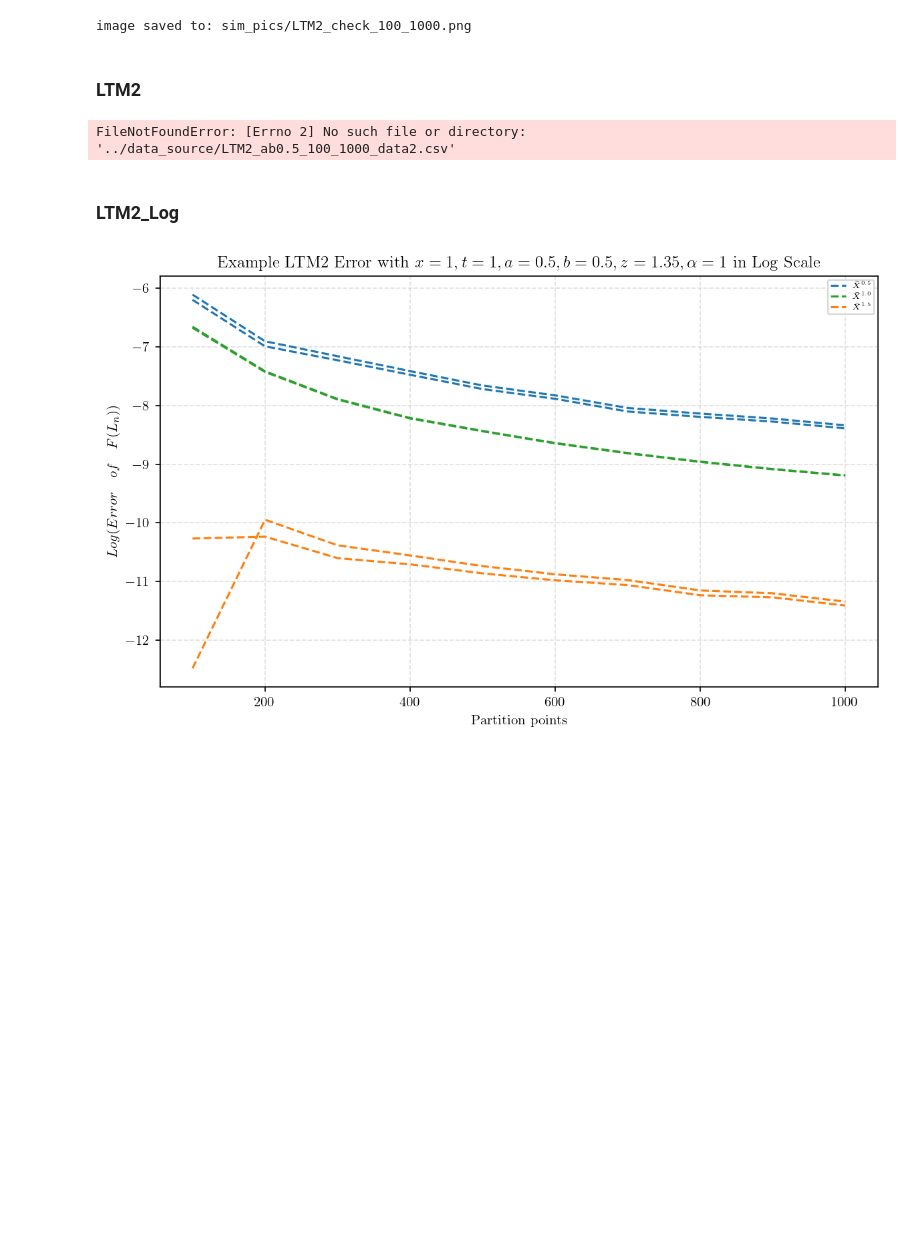
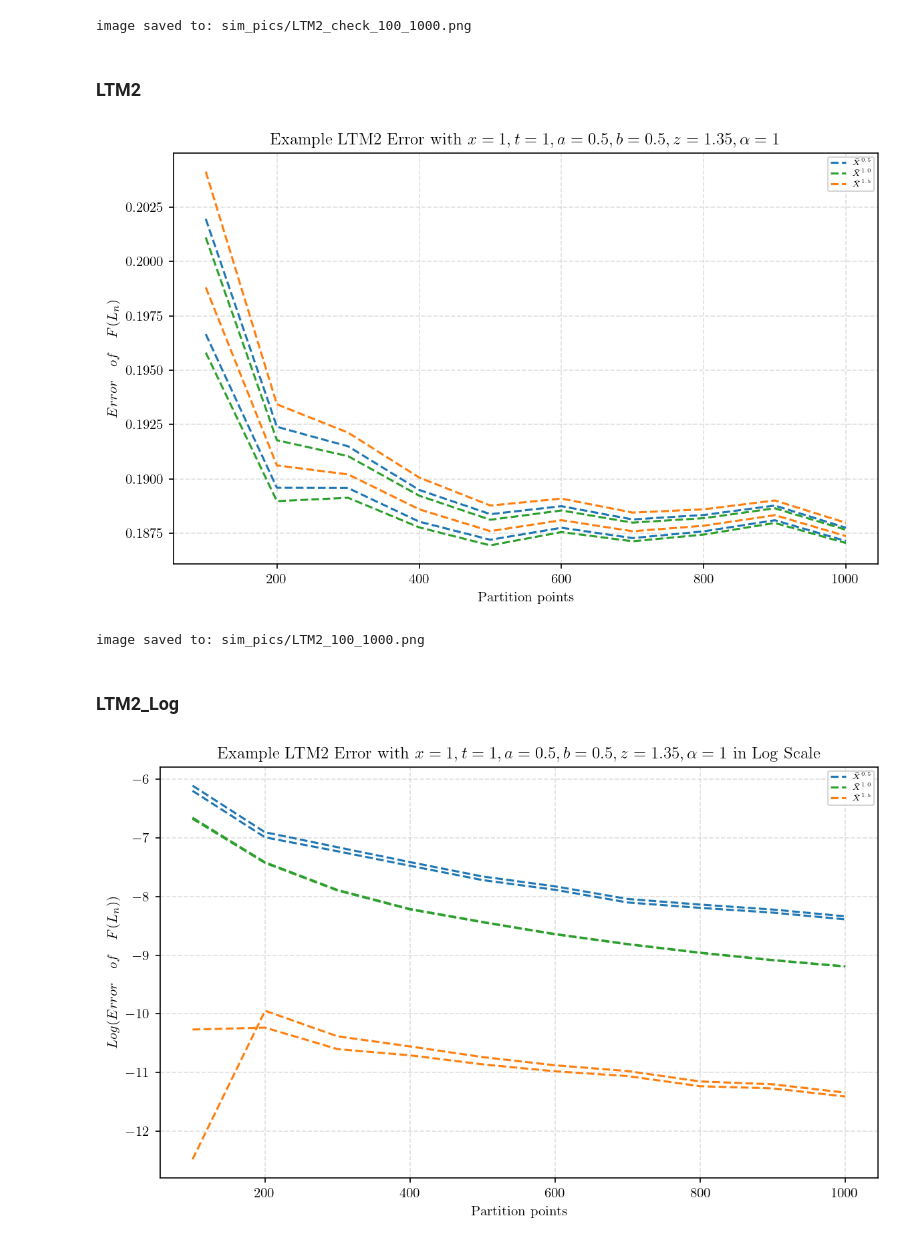
Before and after one commit to Andriyichenko/simulation, a Jupyter notebook: LT/LT_plot.ipynb, the cells around one changed output. Saved outputs shown, nothing was run; the diff lists cells and outputs as text; code cells hidden in the pictures; blank space fills up the shorter version.

Commit message:
fixed LTM2 Error

```diff
--- a/LT/LT_plot.ipynb
+++ b/LT/LT_plot.ipynb
@@ -459,7 +459,7 @@ plt.rcParams['font.family'] = 'Hiragino Sans'  # 図のフォント設定
 save_dir = Path("sim_pics")# フォルダー保存先
 save_dir.mkdir(exist_ok=True)
 
-save_path = save_dir / "LTM2_ab0.5_100_1000.png" #画像保存パス
+save_path = save_dir / "LTM2_100_1000.png" #画像保存パス
 
 #信頼水準(confidence level)の関数
 def conf_level(a): #aは信頼度であり、ex:a=0.95なら95%信頼区間
@@ -467,7 +467,7 @@ def conf_level(a): #aは信頼度であり、ex:a=0.95なら95%信頼区間
     z=norm.ppf(1 - alpha / 2) #ここでPPF = Percent Point Function,両側検定なのでalpha/2,norm.ppfは累積分布関数の逆関数、i.e.「何番目の値がこの累積確率になるのか？」を計算する
     return z
 
-df2 = pd.read_csv("../data_source/LTM2_ab0.5_100_1000_data2.csv")
+df2 = pd.read_csv("../data_source/LTM2_100_1000_data.csv")
 
 
 #z信頼水準の計算,aは信頼度であり、ex:a=0.95なら95%信頼区間
@@ -492,34 +492,35 @@ Am_up_df2    = df2['Am']    + z * Am_se_df2
 Am_low_df2   = df2['Am']    - z * Am_se_df2
 A15_up_df2   = df2['A_1_5'] + z * A15_se_df2
 A15_low_df2  = df2['A_1_5'] - z * A15_se_df2
 # Axb_up_df2   = df2['Ab'] + z * Axb_se_df2
 # Axb_low_df2  = df2['Ab'] - z * Axb_se_df2
 
 # グラフを描画
 plt.figure(figsize=(8, 5), dpi=150)  # dpi とは Dots Per Inch を意味する
 plt.plot(df2["points"], A_up_df2, linestyle="--", color="#1f77b4", label=r"$\bar{X}^{0.5}$")
 plt.plot(df2["points"], A_low_df2, linestyle="--", color="#1f77b4")
 plt.plot(df2["points"], Am_up_df2, linestyle="--", color="#2ca02c", label=r"$\bar{X}^{1.0}$ ")
 plt.plot(df2["points"], Am_low_df2, linestyle="--", color="#2ca02c")
 plt.plot(df2["points"], A15_up_df2, linestyle="--", color="#ff7f0e", label=r"$\bar{X}^{1.5}$ ")
 plt.plot(df2["points"], A15_low_df2, linestyle="--", color="#ff7f0e")
 #plt.plot(df2["points"], Axb_up_df2, linestyle="--", color="#9467bd", label=r"$\bar{X}^{b}$ ")
 #plt.plot(df2["points"], Axb_low_df2, linestyle="--", color="#9467bd")
 
 
 
 
 plt.title(r'Example LTM2 Error with $x=1,t=1,a=0.5,b=0.5,z=1.35,\alpha=1$')
 plt.xlabel("Partition points")
 plt.ylabel(r'$Error\quad of\quad F(L_n)$ ')
 plt.grid(True, linestyle="--", alpha=0.4)
 plt.legend(fontsize=5.5, loc='best')
 plt.tight_layout()  # 自動的にレイアウトを調整する
 plt.savefig(save_path, dpi=250, bbox_inches='tight')
 plt.show()
 print("image saved to:", save_path)
 # %% [output]
+[figure, added]
-FileNotFoundError: [Errno 2] No such file or directory: '../data_source/LTM2_ab0.5_100_1000_data2.csv'
+image saved to: sim_pics/LTM2_100_1000.png
 # %% [markdown]
 ### LTM2_Log
 # %%
```
Also changed, not shown: parts of 1 cell of this notebook, 2 other files.
